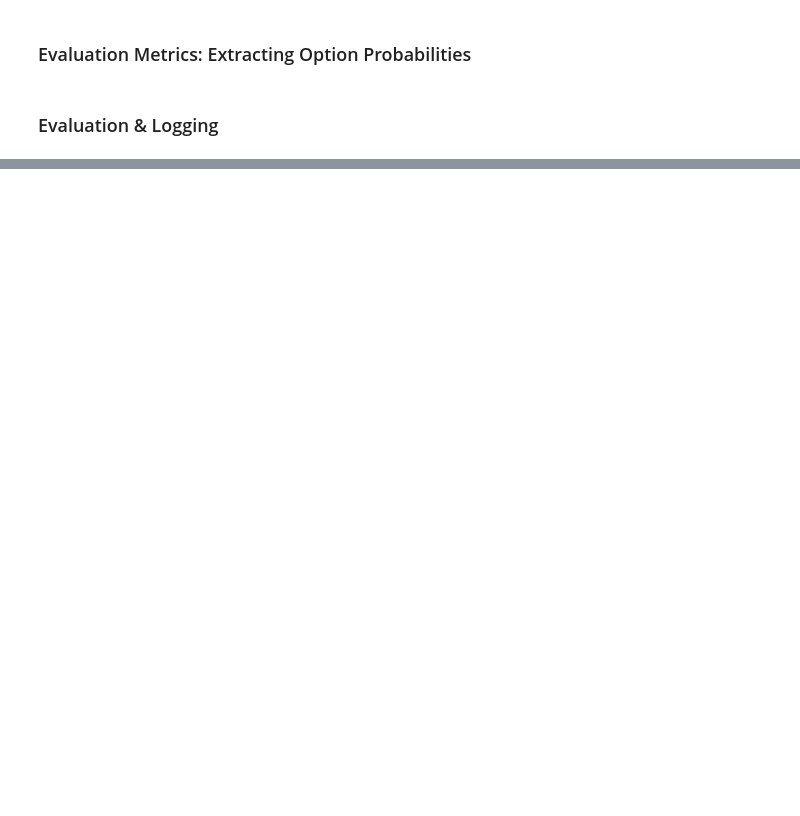
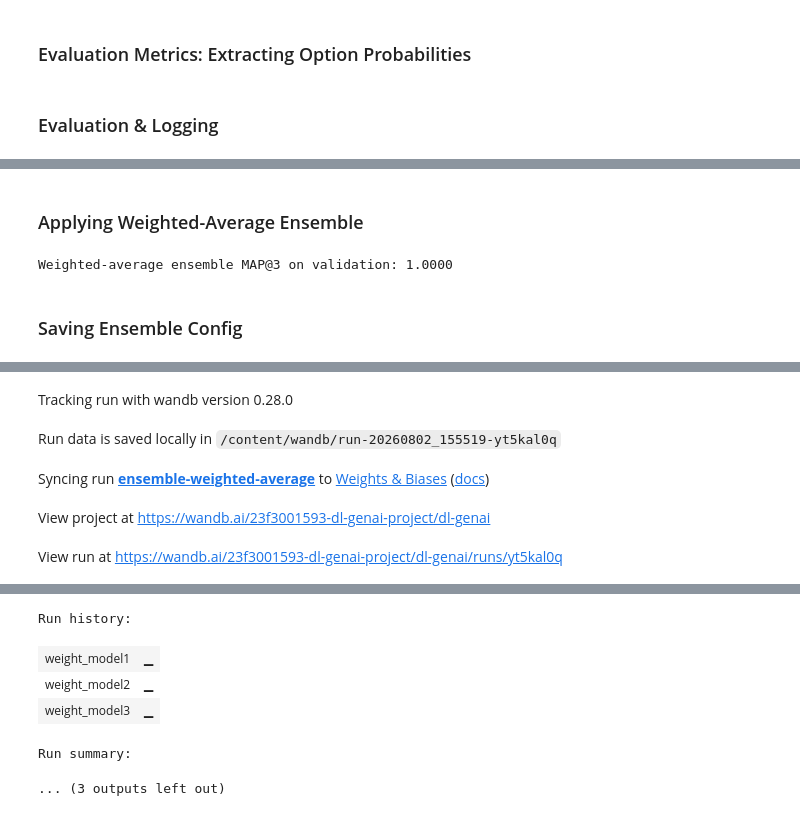
Before and after one commit to 23f3001593/dl-genai-project, a Jupyter notebook: notebooks/main.ipynb, the cells around one changed output, grey strips where cells are left out. Drawn from its saved outputs; the diff is of its cells as text; code cells hidden in the pictures; blank space fills up the shorter version.

Commit message:
Milestone 5: Ensemble Learning

```diff
--- a/notebooks/main.ipynb
+++ b/notebooks/main.ipynb
@@ -1438,0 +1635,14 @@ Find logs at: ./wandb/run-20260727_134423-40q0alax/logs
+# %%
+def top3_labels_from_probs(prob_matrix, labels=LABELS):
+    top3_idx = np.argsort(-prob_matrix, axis=1)[:, :3]
+    return [[labels[i] for i in row] for row in top3_idx]
+
+def map_at_3_ensemble(true_labels, prob_matrix, labels=LABELS):
+    top3_preds = top3_labels_from_probs(prob_matrix, labels)
+    scores = []
+    for pred, true in zip(top3_preds, true_labels):
+        if true in pred:
+            scores.append(1.0 / (pred.index(true) + 1))
+        else:
+            scores.append(0.0)
+    return float(np.mean(scores))
@@ -1438,0 +1681,47 @@ Find logs at: ./wandb/run-20260727_134423-40q0alax/logs
+# %% [markdown]
+### Applying Weighted-Average Ensemble
+# %%
+combined_val_probs = w1 * probs_m1 + w2 * probs_m2 + w3 * probs_m3
+val_map3 = map_at_3_ensemble(true_answer, combined_val_probs)
+print(f"Weighted-average ensemble MAP@3 on validation: {val_map3:.4f}")
+# %% [output]
+Weighted-average ensemble MAP@3 on validation: 1.0000
+# %% [markdown]
+### Saving Ensemble Config
+# %%
+ensemble_config = {
+    "method": "weighted_average",
+    "weights": {
+        "model1": float(w1),
+        "model2": float(w2),
+        "model3": float(w3),
+    },
+    "labels": LABELS,
+    "submission_scores_used": SUBMISSION_MAP3
+}
+
+with open("ensemble_config.json", "w") as f:
+    json.dump(ensemble_config, f, indent=2)
+
+print("Saved ensemble_config.json:")
+print(json.dumps(ensemble_config, indent=2))
+
+wandb.init(
+    project=COMMON_CONFIG["wandb_project"],
+    entity=COMMON_CONFIG["wandb_entity"],
+    name="ensemble-weighted-average",
+    config=ensemble_config
+)
+wandb.summary["val_map3"] = val_map3
+wandb.log({
+    "weight_model1": w1,
+    "weight_model2": w2,
+    "weight_model3": w3,
+})
+
+config_artifact = wandb.Artifact(name="ensemble_config", type="config")
+config_artifact.add_file("ensemble_config.json")
+wandb.log_artifact(config_artifact)
+
+wandb.finish()
+# %% [output]
@@ -1438,0 +1746,5 @@ Find logs at: ./wandb/run-20260727_134423-40q0alax/logs
+Tracking run with wandb version 0.28.0
+Run data is saved locally in /content/wandb/run-20260802_155519-yt5kal0q
+Syncing run ensemble-weighted-average to Weights & Biases (docs)
+View project at https://wandb.ai/23f3001593-dl-genai-project/dl-genai
+View run at https://wandb.ai/23f3001593-dl-genai-project/dl-genai/runs/yt5kal0q
@@ -1438,0 +1753,6 @@ Find logs at: ./wandb/run-20260727_134423-40q0alax/logs
+Run history:
+| weight_model1 | ▁ |
+| weight_model2 | ▁ |
+| weight_model3 | ▁ |
+Run summary:
+... (3 outputs left out)
```
Also changed, not shown: parts of 31 cells of this notebook, 13 other files.
